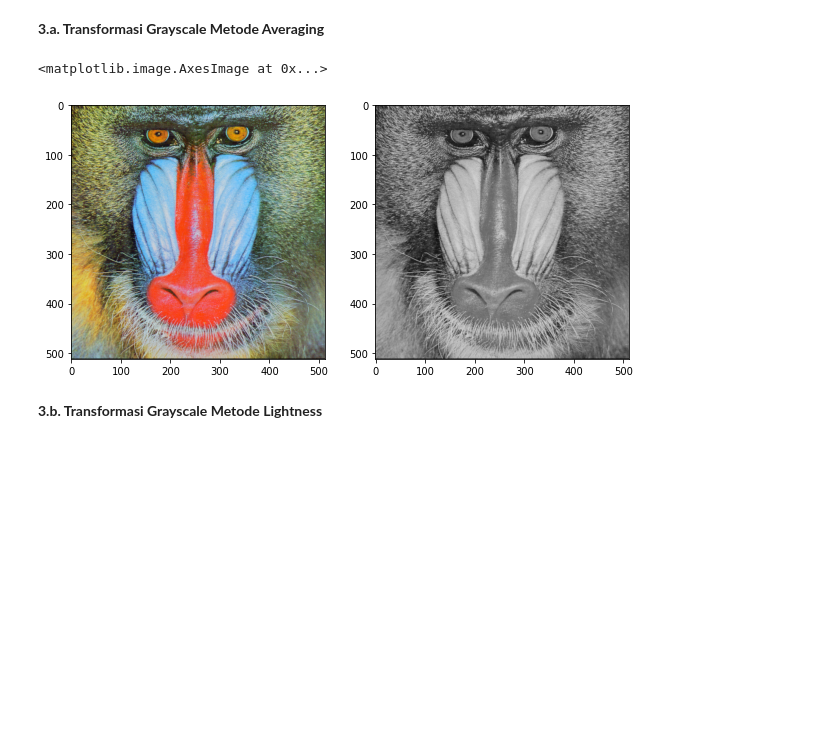
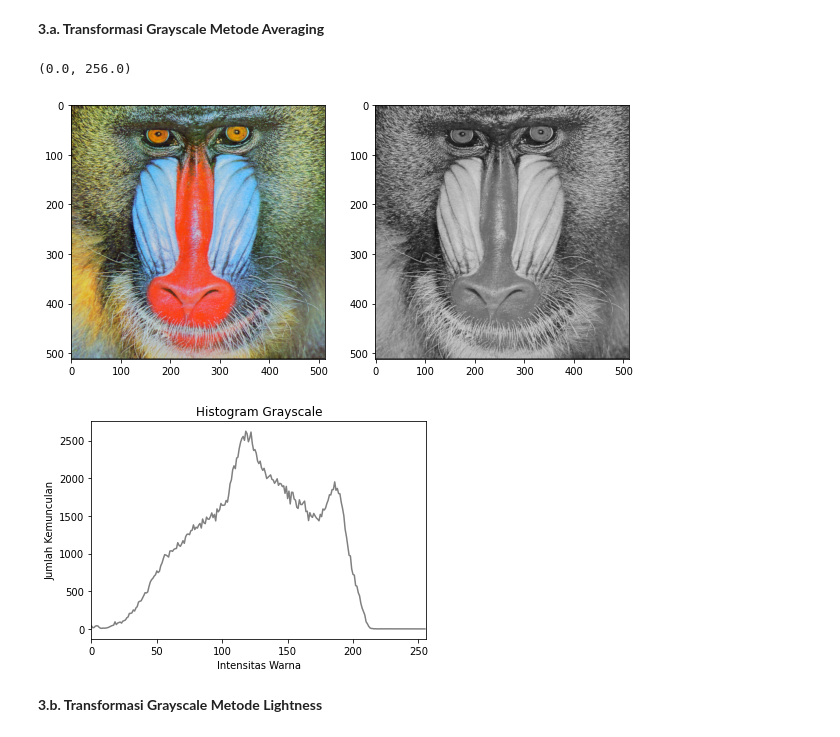
Before and after one commit to rizkinahayyuni/PCVK_Genap_2022, a Jupyter notebook: Modul3.ipynb, the cells around one changed output. Cells and saved outputs as stored; diff of their text form; code cells hidden in the pictures; blank space fills up the shorter version.

```diff
--- a/Modul3.ipynb
+++ b/Modul3.ipynb
@@ -108,19 +175,29 @@ Masukkan nilai kecerahan: 40
 # %%
 import matplotlib.pyplot as plt
 
 img = cv.imread('/content/drive/MyDrive/DATA/mandrill.tiff')
 imgRGB = cv.cvtColor(img, cv.COLOR_BGR2RGB)
 av_grey = imgRGB.copy()
 av_grey[:] = np.sum(av_grey,axis=-1,keepdims=1)/3
 
 fig = plt.figure(figsize=(10, 7))
 fig.add_subplot(1, 2, 1)
 plt.imshow(imgRGB)
 fig.add_subplot(1, 2, 2)
 plt.imshow(av_grey)
+
+# Menampilkan Histogram
+av_g = cv.calcHist([av_grey],[0],None,[256],[0,256])
+plt.figure()
+plt.title("Histogram Grayscale")
+plt.xlabel("Intensitas Warna")
+plt.ylabel("Jumlah Kemunculan")
+plt.plot(av_g, color='grey')
+plt.xlim([0, 256])
 # %% [output]
-<matplotlib.image.AxesImage at 0x...>
+(0.0, 256.0)
 [figure]
+[figure, added]
 # %% [markdown]
 **3.b. Transformasi Grayscale Metode Lightness**
 # %%
```
Also changed, not shown: parts of 6 cells of this notebook.
